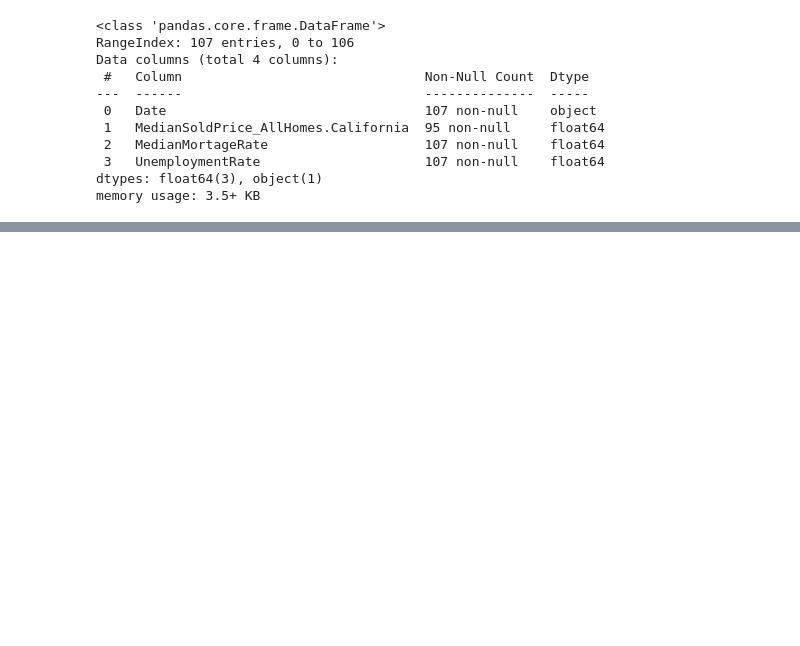
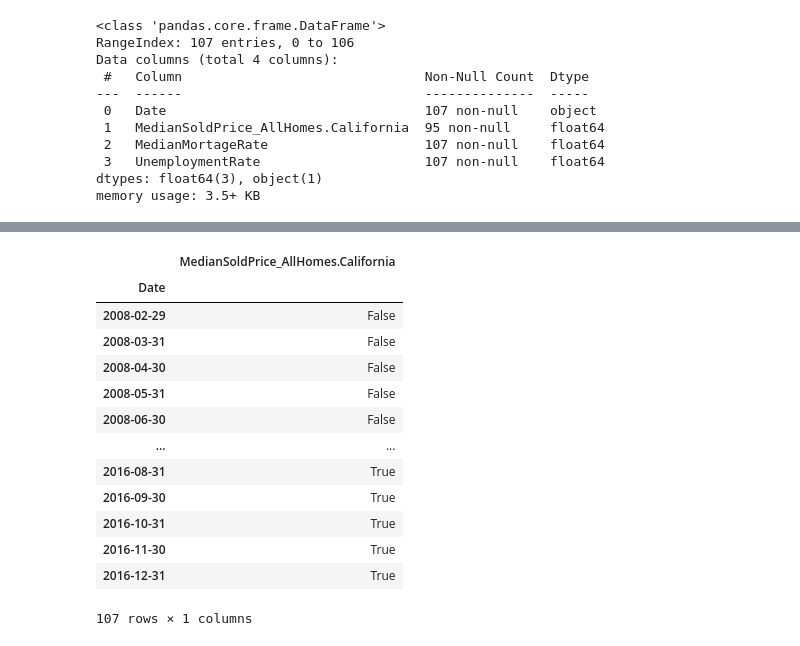
Before and after one commit to camilochaves10/time-series-group-project, a Jupyter notebook: time_series_group_project.ipynb, the cells around one changed output, grey strips where cells are left out. Cells and saved outputs as stored; diff of their text form; code cells hidden in the pictures; blank space fills up the shorter version.

```diff
--- a/time_series_group_project.ipynb
+++ b/time_series_group_project.ipynb
@@ -46,0 +76,17 @@ memory usage: 3.5+ KB
+# %%
+median_price_df.isnull()
+# %% [output]
+|  | MedianSoldPrice_AllHomes.California |
+| Date |  |
+| 2008-02-29 | False |
+| 2008-03-31 | False |
+| 2008-04-30 | False |
+| 2008-05-31 | False |
+| 2008-06-30 | False |
+| ... | ... |
+| 2016-08-31 | True |
+| 2016-09-30 | True |
+| 2016-10-31 | True |
+| 2016-11-30 | True |
+| 2016-12-31 | True |
+107 rows × 1 columns
```
Also changed, not shown: parts of 6 cells of this notebook.
